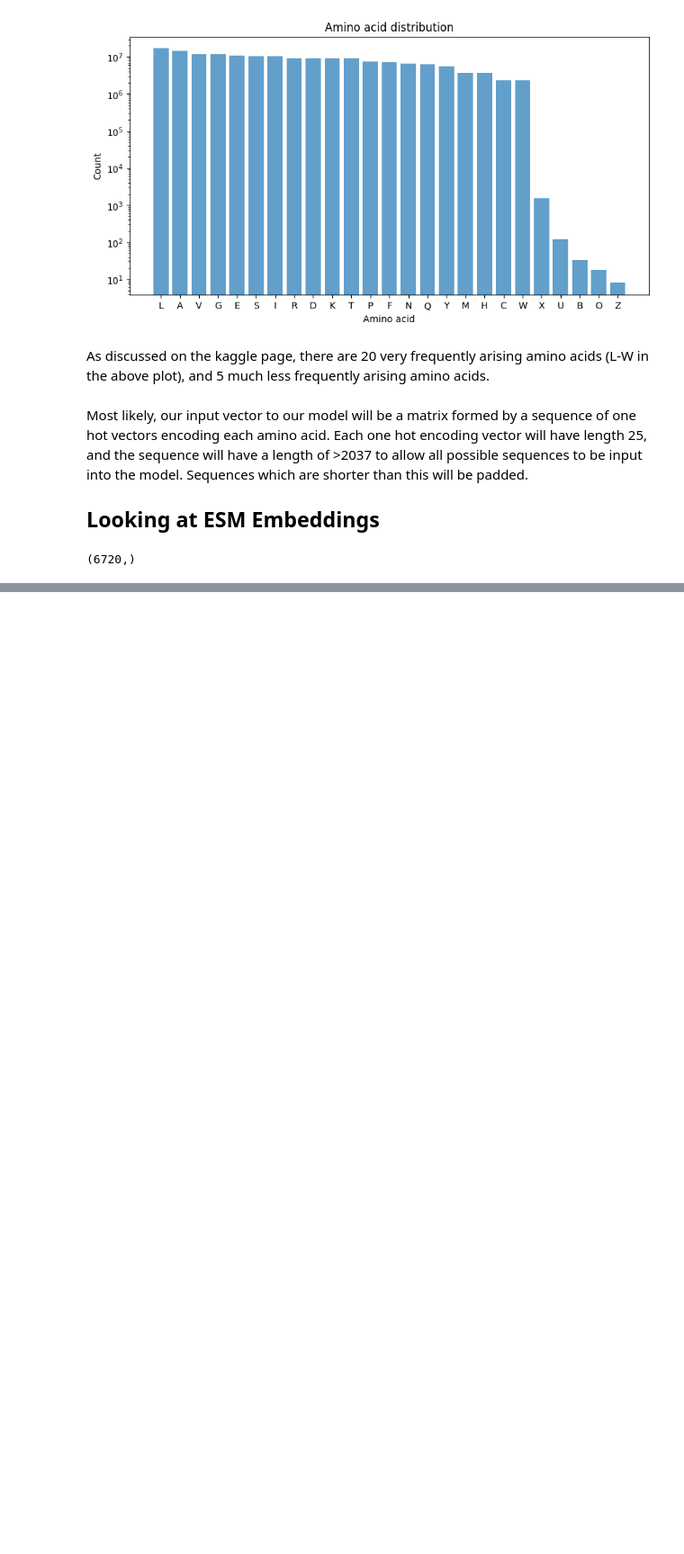
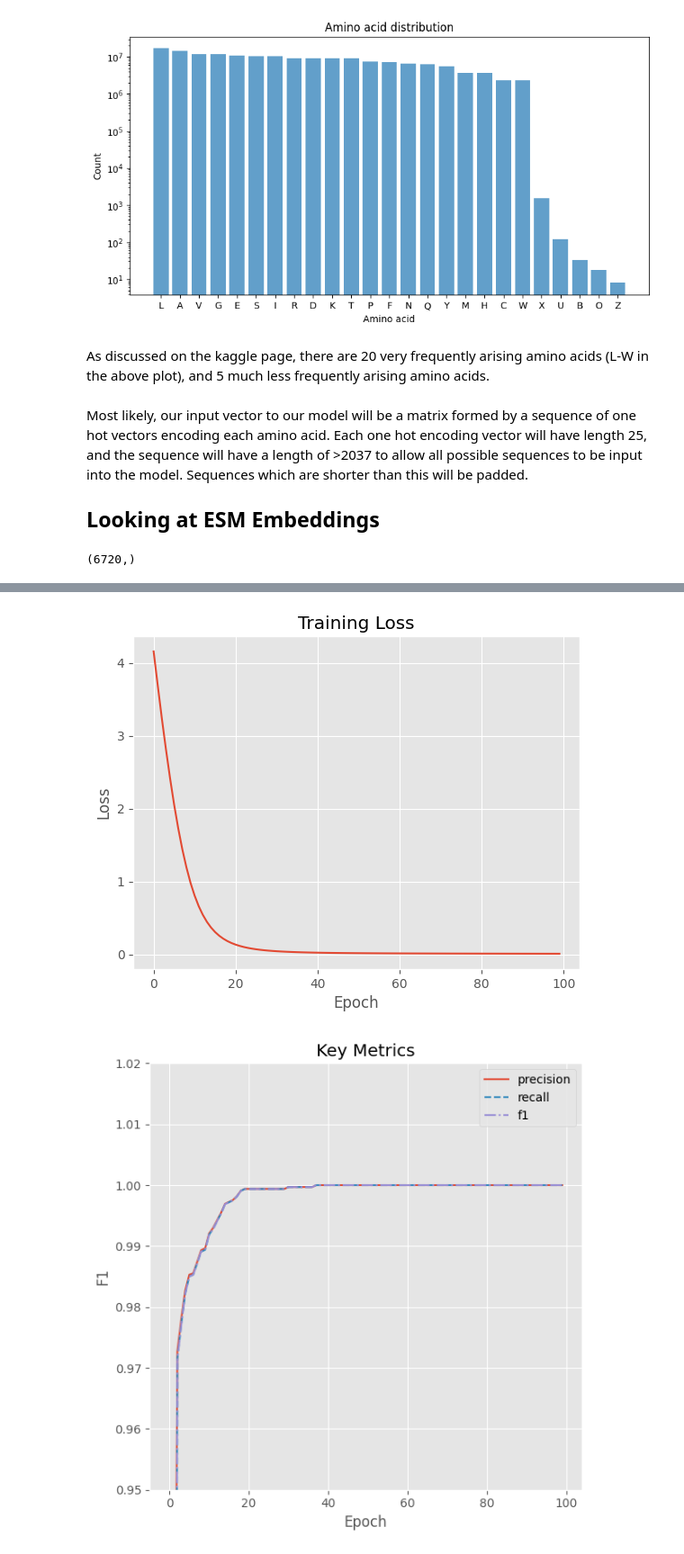
Before and after one commit to bennm37/pfamformer, a Jupyter notebook: scripts/pfam_eda.ipynb, the cells around one changed output, grey strips where cells are left out. Shown: that part at 90% size. Drawn from its saved outputs; the diff is of its cells as text; code cells hidden in the pictures; blank space fills up the shorter version.

```diff
--- a/scripts/pfam_eda.ipynb
+++ b/scripts/pfam_eda.ipynb
@@ -184,0 +221,60 @@ ax.scatter(*results.T, c=colors[:k])
+# %%
+from sklearn.metrics import accuracy_score, precision_score, recall_score, f1_score
+
+def compute_metrics(y_true, y_pred, labels):
+    acc = accuracy_score(y_true, y_pred)
+    prec = precision_score(y_true, y_pred, labels=labels, average=None, zero_division=0)
+    rec = recall_score(y_true, y_pred, labels=labels, average=None, zero_division=0)
+    f1 = f1_score(y_true, y_pred, labels=labels, average=None, zero_division=0)
+    df = pd.DataFrame({
+        'label': labels,
+        'accuracy': [acc]*len(labels),
+        'precision': prec,
+        'recall': rec,
+        'f1': f1
+    })
+    return df
+# %%
+losses = []
+metrics = []
+plt.style.use("ggplot")
+for epoch in range(100):
+    optimizer.zero_grad()
+    logits = model(X)
+    loss = loss_fn(logits, y)
+    loss.backward()
+    optimizer.step()
+    losses.append(loss.item())
+    preds = torch.argmax(logits, dim=1).cpu().numpy()
+    y_true = y.cpu().numpy()
+    m_df = compute_metrics(y_true, preds, list(range(len(classes))))
+    m_df['epoch'] = epoch
+    metrics.append(m_df)
+
+metrics_df = pd.concat(metrics, ignore_index=True)
+
+fig, ax = plt.subplots()
+ax.plot(losses)
+ax.set_xlabel('Epoch')
+ax.set_ylabel('Loss')
+ax.set_title('Training Loss')
+
+fig, ax = plt.subplots(figsize=(6,6))
+average_metrics = metrics_df.groupby("epoch").apply(np.mean, axis=0)
+linestyles = ["-","--","-."]
+for i, metric in enumerate(['precision', 'recall', 'f1']):
+    ax.plot(
+        average_metrics['epoch'],
+        average_metrics[metric],
+        linestyle=linestyles[i],
+        label=metric
+    )
+ax.set(ylim=(0.95,1.02))
+ax.set_xlabel('Epoch')
+ax.set_ylabel(metric.capitalize())
+ax.set_title(f'Key Metrics')
+ax.legend()
+plt.tight_layout()
+# %% [output]
+[figure, added]
+[figure, added]
```
Also changed, not shown: parts of 5 cells of this notebook, 4 other files.
